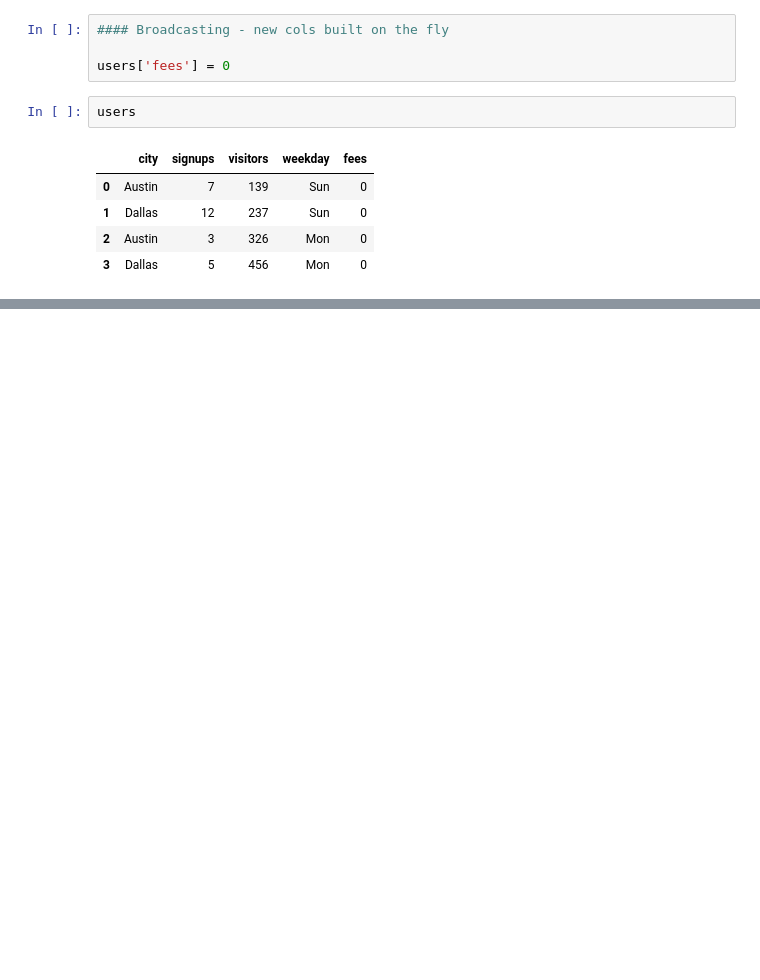
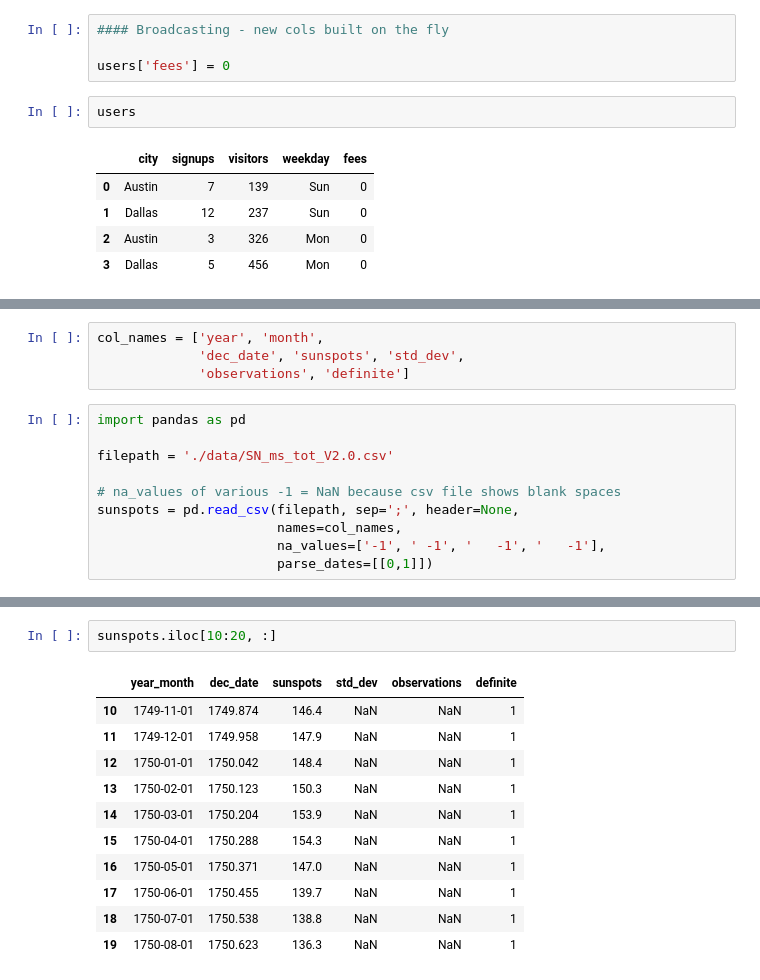
Before and after one commit to naidaire/pd_foundations, a Jupyter notebook: Pandas Foundation.ipynb, the cells around one changed output, grey strips where cells are left out. Cells and saved outputs as stored; diff of their text form; blank space fills up the shorter version.

Commit message:
pandas read write csv files

```diff
--- a/Pandas Foundation.ipynb
+++ b/Pandas Foundation.ipynb
@@ -172,0 +285,14 @@ df
+# %%
+col_names = ['year', 'month',
+             'dec_date', 'sunspots', 'std_dev',
+             'observations', 'definite']
+# %%
+import pandas as pd
+
+filepath = './data/SN_ms_tot_V2.0.csv'
+
+# na_values of various -1 = NaN because csv file shows blank spaces
+sunspots = pd.read_csv(filepath, sep=';', header=None,
+                       names=col_names,
+                       na_values=['-1', ' -1', '   -1', '   -1'],
+                       parse_dates=[[0,1]])
@@ -172,0 +315,14 @@ df
+# %%
+sunspots.iloc[10:20, :]
+# %% [output]
+|  | year_month | dec_date | sunspots | std_dev | observations | definite |
+| 10 | 1749-11-01 | 1749.874 | 146.4 | NaN | NaN | 1 |
+| 11 | 1749-12-01 | 1749.958 | 147.9 | NaN | NaN | 1 |
+| 12 | 1750-01-01 | 1750.042 | 148.4 | NaN | NaN | 1 |
+| 13 | 1750-02-01 | 1750.123 | 150.3 | NaN | NaN | 1 |
+| 14 | 1750-03-01 | 1750.204 | 153.9 | NaN | NaN | 1 |
+| 15 | 1750-04-01 | 1750.288 | 154.3 | NaN | NaN | 1 |
+| 16 | 1750-05-01 | 1750.371 | 147.0 | NaN | NaN | 1 |
+| 17 | 1750-06-01 | 1750.455 | 139.7 | NaN | NaN | 1 |
+| 18 | 1750-07-01 | 1750.538 | 138.8 | NaN | NaN | 1 |
+| 19 | 1750-08-01 | 1750.623 | 136.3 | NaN | NaN | 1 |
```
Also changed, not shown: parts of 23 cells of this notebook, 4 other files.
